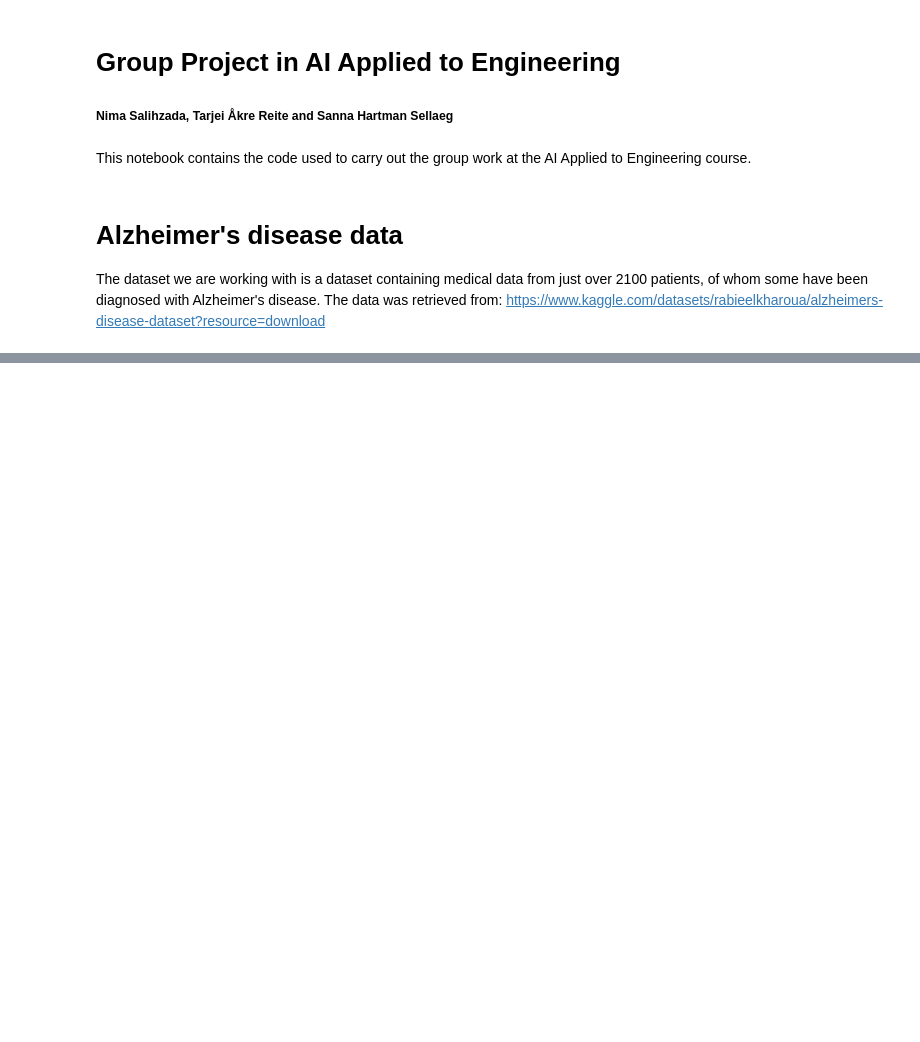
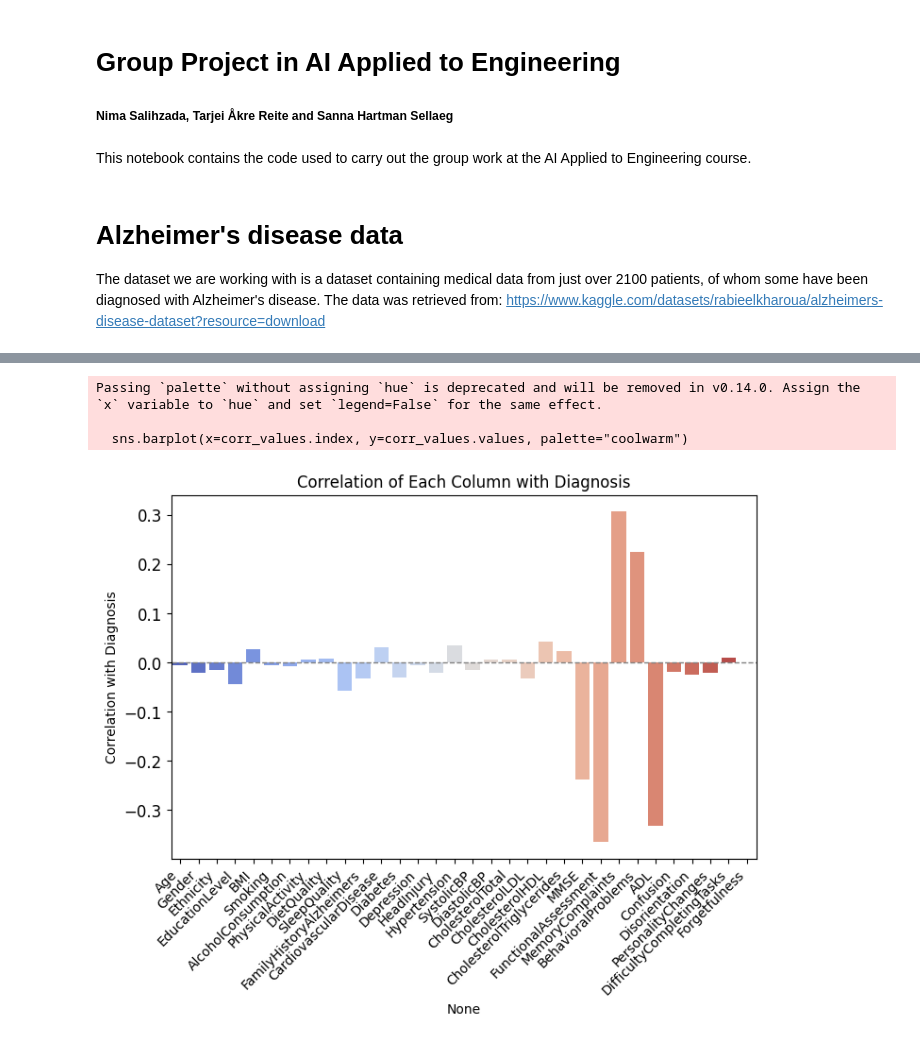
Before and after one commit to treite/classificationGroupwork, a Jupyter notebook: groupProject.ipynb, the cells around one changed output, grey strips where cells are left out. Drawn from its saved outputs; the diff is of its cells as text; code cells hidden in the pictures; blank space fills up the shorter version.

Commit message:
la inn et plot som har korrelasjon med Diagnosis variabelen

```diff
--- a/groupProject.ipynb
+++ b/groupProject.ipynb
@@ -21,0 +31,2 @@ print(df.shape)
+# %%
+df = df.drop(columns=["PatientID", "DoctorInCharge"])
@@ -21,0 +35,19 @@ print(df.shape)
+# %%
+corr_values = df.corr()["Diagnosis"].drop("Diagnosis")
+
+plt.figure(figsize=(8, 5))
+sns.barplot(x=corr_values.index, y=corr_values.values, palette="coolwarm")
+
+# Add labels and title
+plt.axhline(0, color='gray', linestyle='--', linewidth=1)  # Add a zero reference line
+plt.ylabel('Correlation with ' + "Diagnosis")
+plt.title('Correlation of Each Column with ' + "Diagnosis")
+plt.xticks(rotation=45, ha='right', fontsize=10)  # Adjust rotation, alignment, and size
+plt.yticks(fontsize=12)  # Adjust y-axis font size
+
+plt.show()
+# %% [output]
+Passing `palette` without assigning `hue` is deprecated and will be removed in v0.14.0. Assign the `x` variable to `hue` and set `legend=False` for the same effect.
+
+  sns.barplot(x=corr_values.index, y=corr_values.values, palette="coolwarm")
+[figure, added]
```
Also changed, not shown: parts of 2 cells of this notebook.
